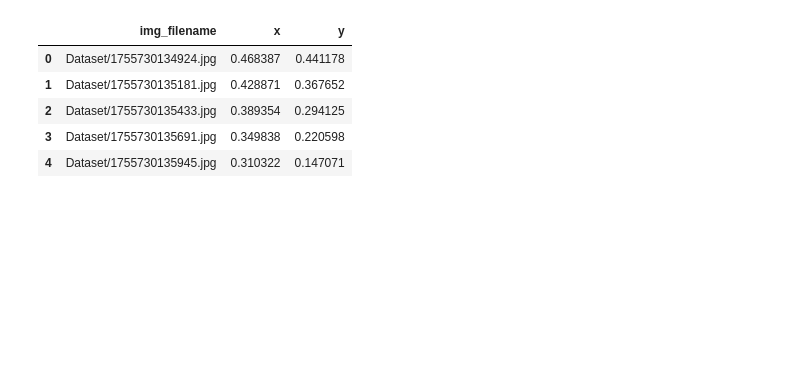
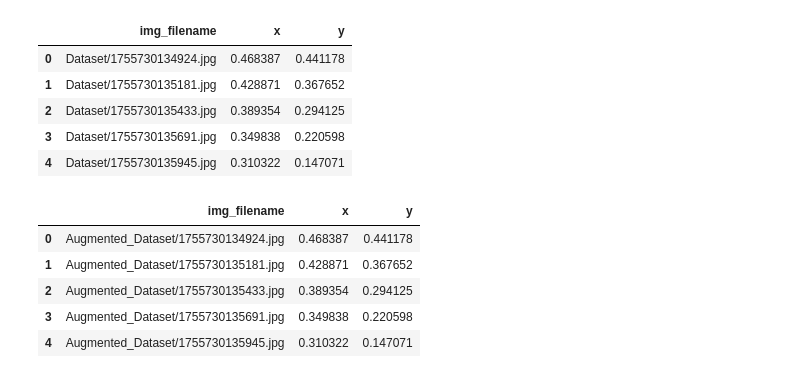
Before and after one commit to eliottvalette/Eye-Tracker, a Jupyter notebook: dataset_check.ipynb, the cells around one changed output. Drawn from its saved outputs; the diff is of its cells as text; code cells hidden in the pictures; blank space fills up the shorter version.

```diff
--- a/dataset_check.ipynb
+++ b/dataset_check.ipynb
@@ -13,6 +13,16 @@ dataset.head()
 | 2 | Dataset/1755730135433.jpg | 0.389354 | 0.294125 |
 | 3 | Dataset/1755730135691.jpg | 0.349838 | 0.220598 |
 | 4 | Dataset/1755730135945.jpg | 0.310322 | 0.147071 |
+# %%
+augmented_dataset = pd.read_csv("augmented_dataset.csv")
+augmented_dataset.head()
+# %% [output]
+|  | img_filename | x | y |
+| 0 | Augmented_Dataset/1755730134924.jpg | 0.468387 | 0.441178 |
+| 1 | Augmented_Dataset/1755730135181.jpg | 0.428871 | 0.367652 |
+| 2 | Augmented_Dataset/1755730135433.jpg | 0.389354 | 0.294125 |
+| 3 | Augmented_Dataset/1755730135691.jpg | 0.349838 | 0.220598 |
+| 4 | Augmented_Dataset/1755730135945.jpg | 0.310322 | 0.147071 |
 # %%
 NUM_IMAGES = 5
 plt.figure(figsize=(30, 18))  # Increased figure size for bigger images
```
Also changed, not shown: parts of 2 cells of this notebook, 13 other files.
